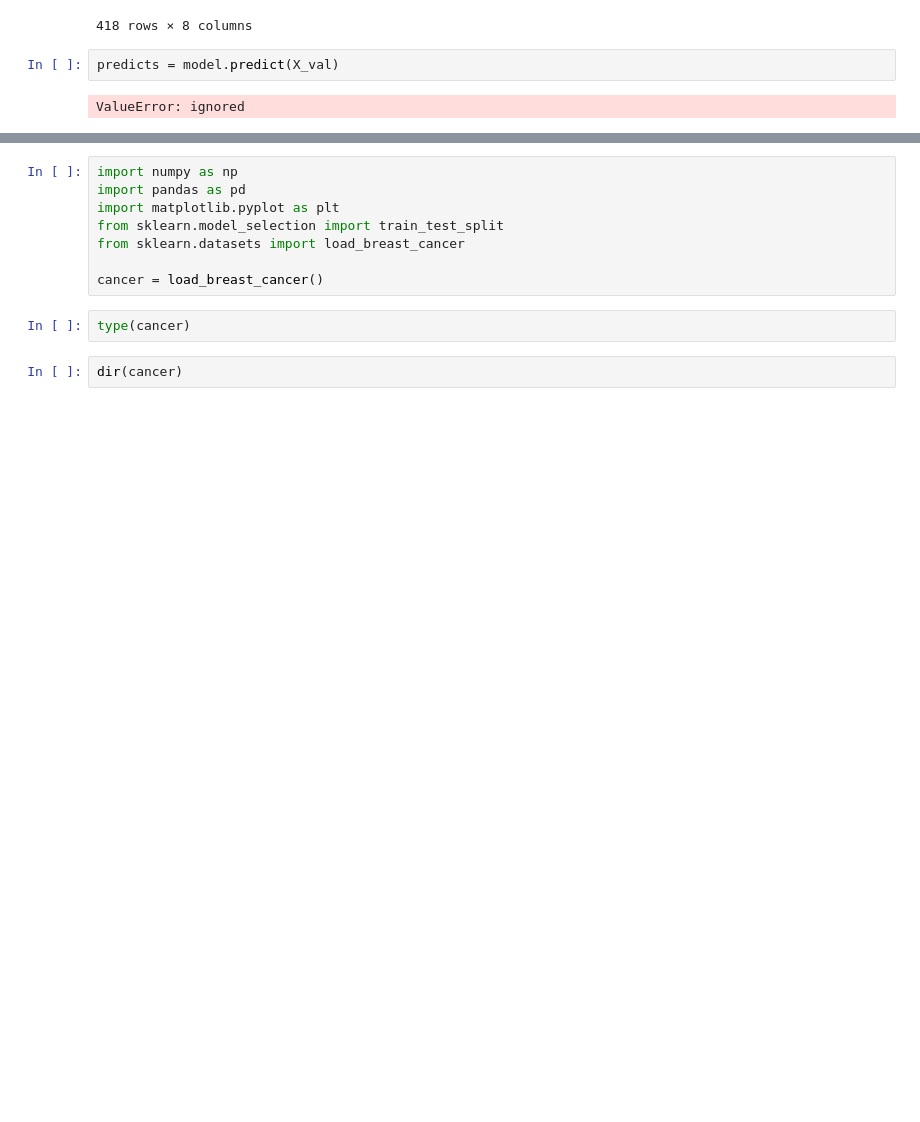
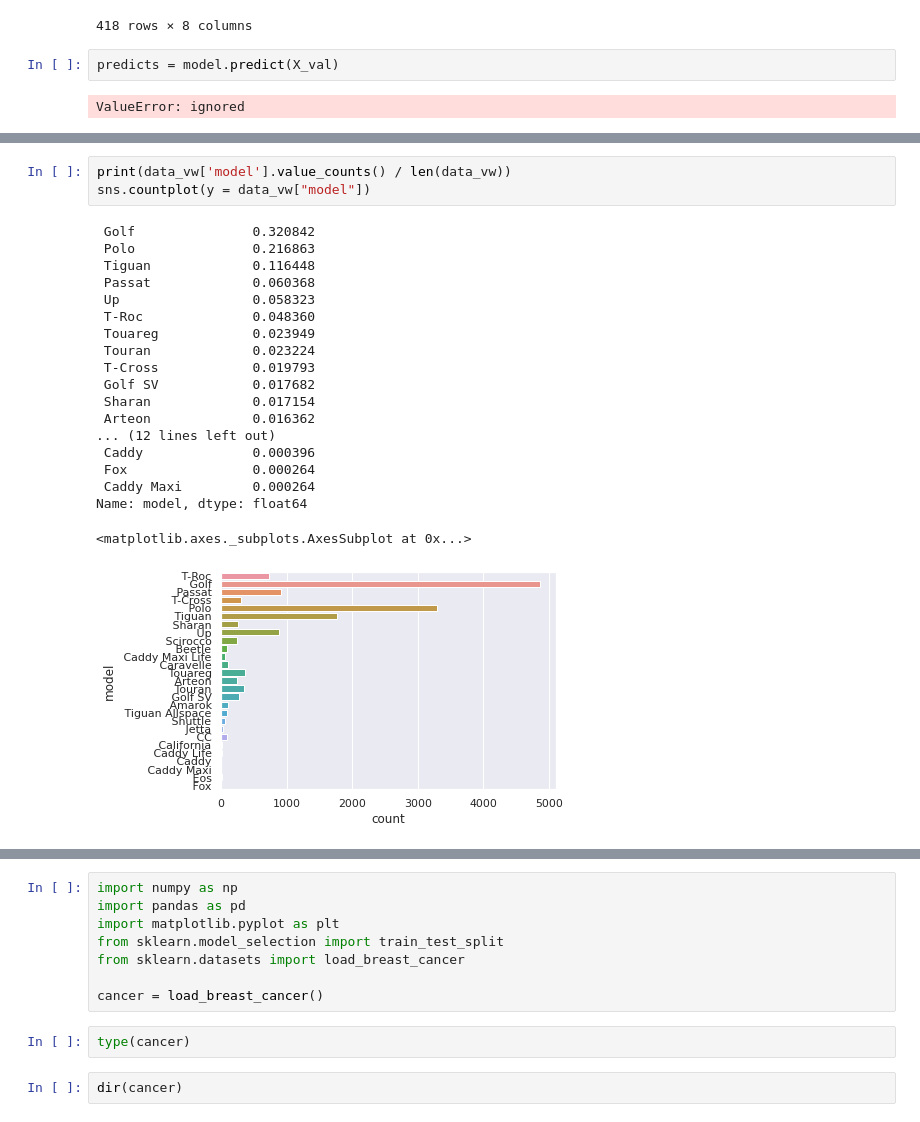
Before and after one commit to qkrwjdduf159/SD_academy, a Jupyter notebook: 머신러닝/회귀(Regression)/Regression_210408.ipynb, the cells around one changed output, grey strips where cells are left out. Drawn from its saved outputs; the diff is of its cells as text; blank space fills up the shorter version.

```diff
--- a/머신러닝/회귀(Regression)/Regression_210408.ipynb
+++ b/머신러닝/회귀(Regression)/Regression_210408.ipynb
@@ -2036,0 +2099,23 @@ ValueError: ignored
+# %%
+print(data_vw['model'].value_counts() / len(data_vw))
+sns.countplot(y = data_vw["model"])
+# %% [output]
+ Golf               0.320842
+ Polo               0.216863
+ Tiguan             0.116448
+ Passat             0.060368
+ Up                 0.058323
+ T-Roc              0.048360
+ Touareg            0.023949
+ Touran             0.023224
+ T-Cross            0.019793
+ Golf SV            0.017682
+ Sharan             0.017154
+ Arteon             0.016362
+... (12 lines left out)
+ Caddy              0.000396
+ Fox                0.000264
+ Caddy Maxi         0.000264
+Name: model, dtype: float64
+<matplotlib.axes._subplots.AxesSubplot at 0x...>
+[figure, added]
```
Also changed, not shown: parts of 50 cells of this notebook, 1 other file.
